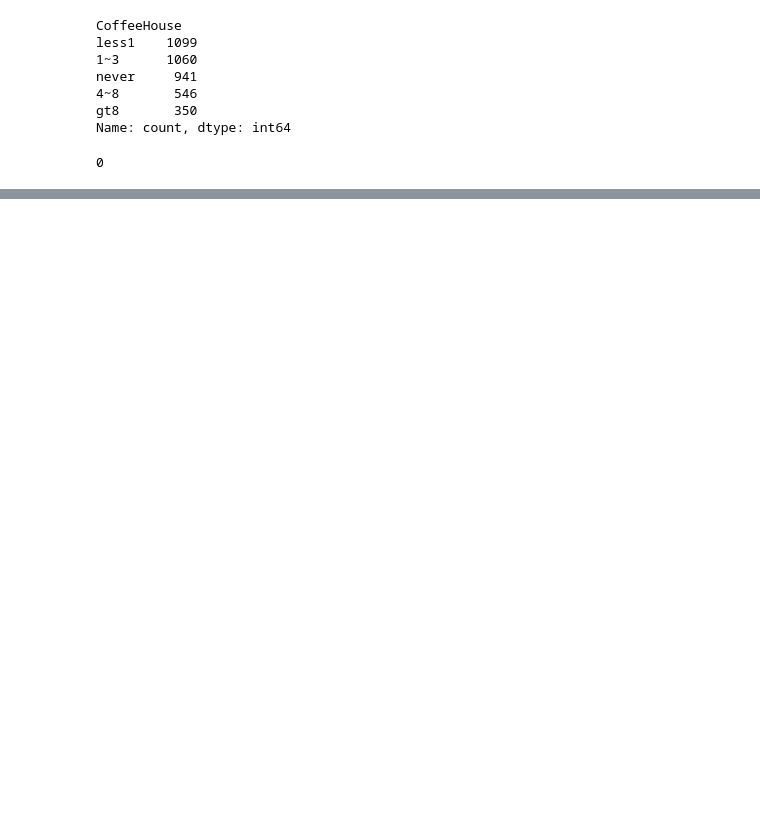
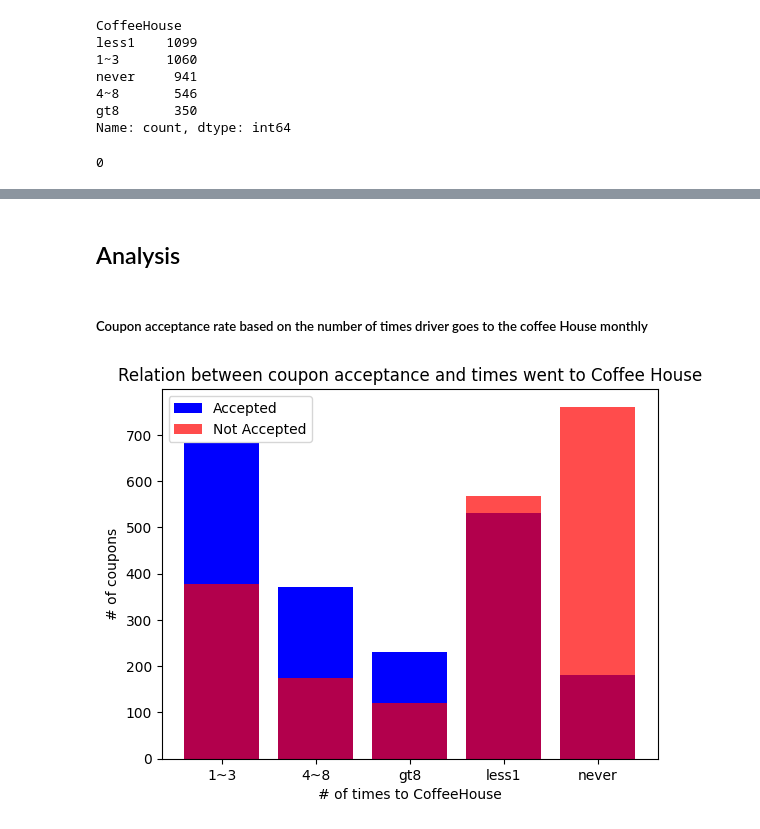
Before and after one commit to shivaallala/Customer_Coupon, a Jupyter notebook: prompt.ipynb, the cells around one changed output, grey strips where cells are left out. Drawn from its saved outputs; the diff is of its cells as text; code cells hidden in the pictures; blank space fills up the shorter version.

```diff
--- a/prompt.ipynb
+++ b/prompt.ipynb
@@ -525,0 +657,18 @@ plt.show()
+# %% [markdown]
+## Analysis
+# %% [markdown]
+##### Coupon acceptance rate based on the number of times driver goes to the coffee House monthly
+# %%
+# Determine the count of coupons for each category whether coupon accepted or not accepted
+times_to_ch_grouped = ch.groupby('CoffeeHouse')['Y'].value_counts().unstack().reset_index()
+
+plt.bar(times_to_ch_grouped['CoffeeHouse'], times_to_ch_grouped[1], label='Accepted', color='blue')
+plt.bar(times_to_ch_grouped['CoffeeHouse'], times_to_ch_grouped[0], label='Not Accepted', color='red', alpha = 0.7)
+
+plt.title('Relation between coupon acceptance and times went to Coffee House')
+plt.xlabel('# of times to CoffeeHouse')
+plt.ylabel('# of coupons')
+plt.legend()
+plt.show()
+# %% [output]
+[figure, added]
```
Also changed, not shown: parts of 39 cells of this notebook.
